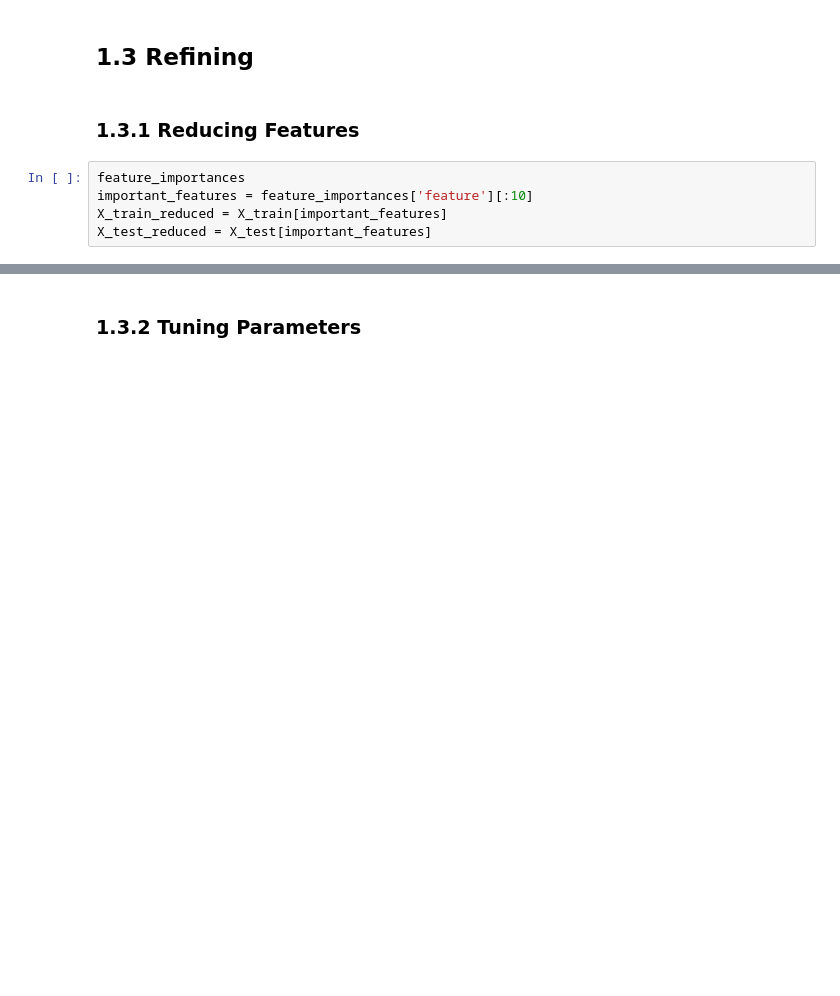
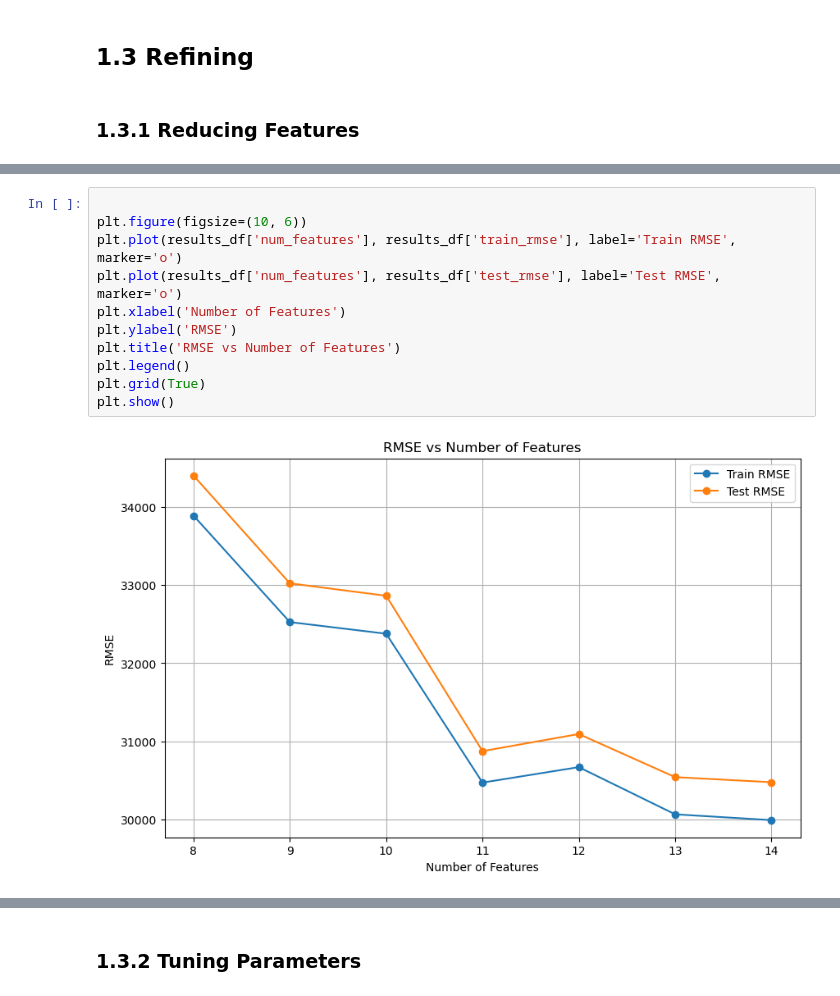
Before and after one commit to Zimmy313/HDB_HousingPrice_ML_Project, a Jupyter notebook: src/Boosting_model.ipynb, the cells around one changed output, grey strips where cells are left out. Drawn from its saved outputs; the diff is of its cells as text; blank space fills up the shorter version.

```diff
--- a/src/Boosting_model.ipynb
+++ b/src/Boosting_model.ipynb
@@ -156,8 +158,3 @@ Features like "month" "floor_area_sqm" are of great importance, features like "u
 ## 1.3 Refining
 # %% [markdown]
 ### 1.3.1 Reducing Features
-# %%
-feature_importances
-important_features = feature_importances['feature'][:10]
-X_train_reduced = X_train[important_features]
-X_test_reduced = X_test[important_features]
@@ -163,0 +227,13 @@ X_test_reduced = X_test[important_features]
+# %%
+
+plt.figure(figsize=(10, 6))
+plt.plot(results_df['num_features'], results_df['train_rmse'], label='Train RMSE', marker='o')
+plt.plot(results_df['num_features'], results_df['test_rmse'], label='Test RMSE', marker='o')
+plt.xlabel('Number of Features')
+plt.ylabel('RMSE')
+plt.title('RMSE vs Number of Features')
+plt.legend()
+plt.grid(True)
+plt.show()
+# %% [output]
+[figure, added]
```
Also changed, not shown: parts of 5 cells of this notebook, 5 other files.
